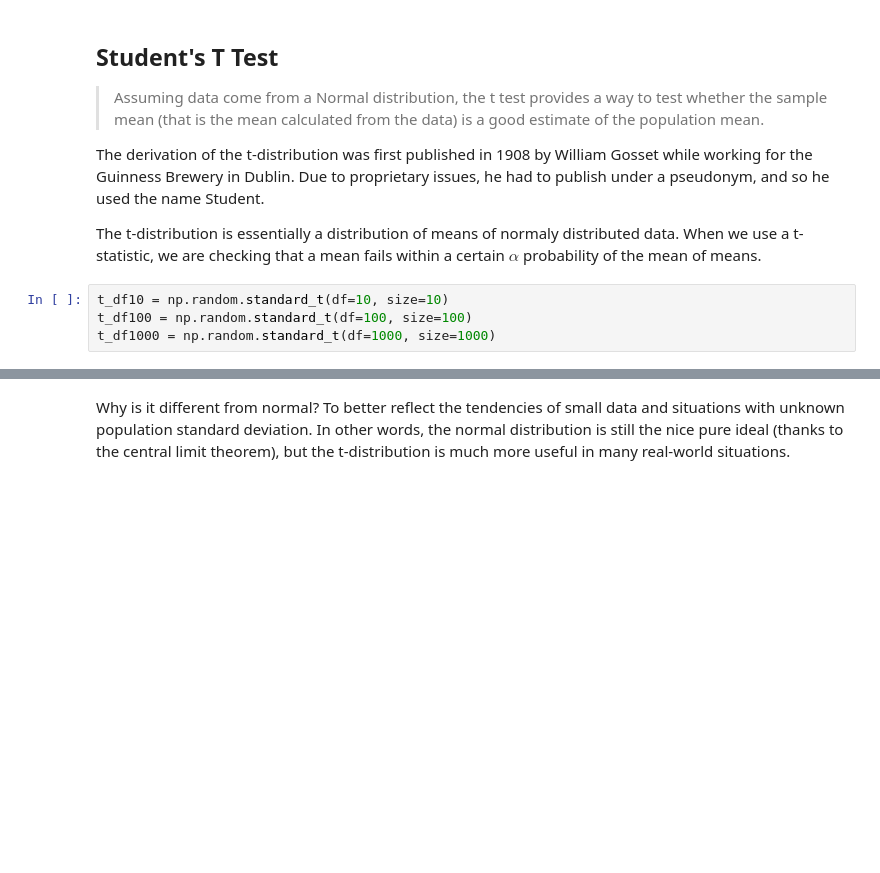
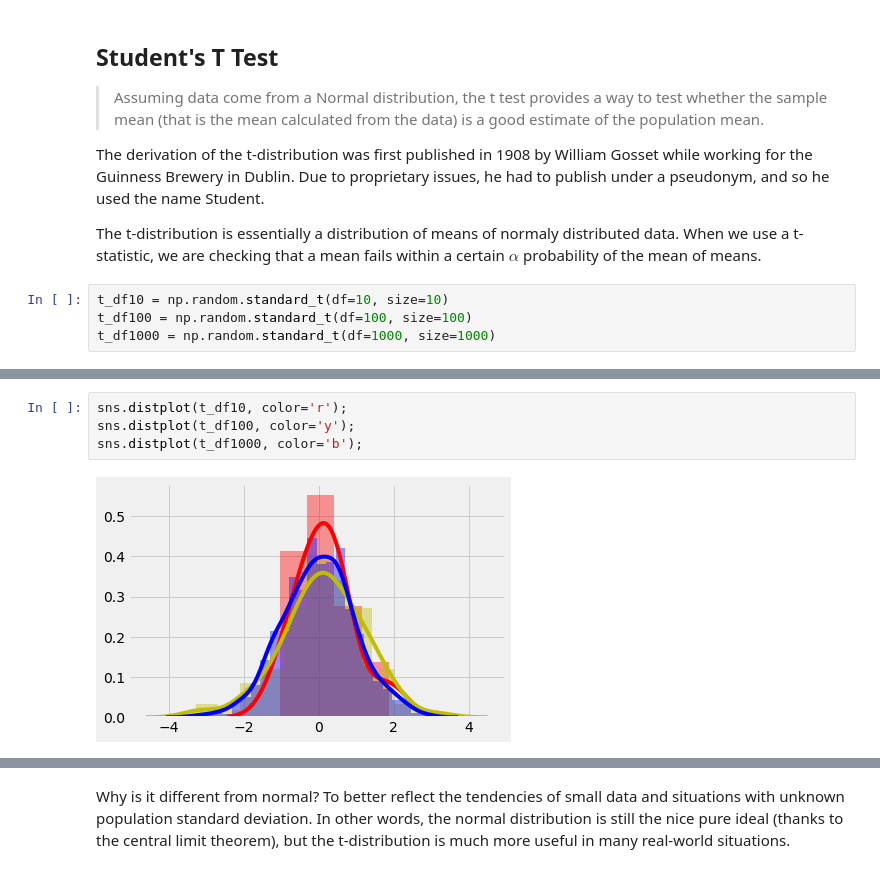
Before and after one commit to bloominstituteoftechnology/DS-Unit-1-Sprint-3-Statistical-Tests-and-Experiments, a Jupyter notebook: module1-statistics-probability-and-inference/LS_DS_131_Statistics_Probability_and_Inference.ipynb, the cells around one changed output, grey strips where cells are left out. Saved outputs shown, nothing was run; the diff lists cells and outputs as text; blank space fills up the shorter version.

```diff
--- a/module1-statistics-probability-and-inference/LS_DS_131_Statistics_Probability_and_Inference.ipynb
+++ b/module1-statistics-probability-and-inference/LS_DS_131_Statistics_Probability_and_Inference.ipynb
@@ -71,3 +85,9 @@ sns.kdeplot(t_df1000, color='b');
+# %%
+sns.distplot(t_df10, color='r');
+sns.distplot(t_df100, color='y');
+sns.distplot(t_df1000, color='b');
+# %% [output]
+[figure, added]
 # %%
 i = 10
 for sample in [t_df10, t_df100, t_df1000]:
```
Also changed, not shown: parts of 30 cells of this notebook.
